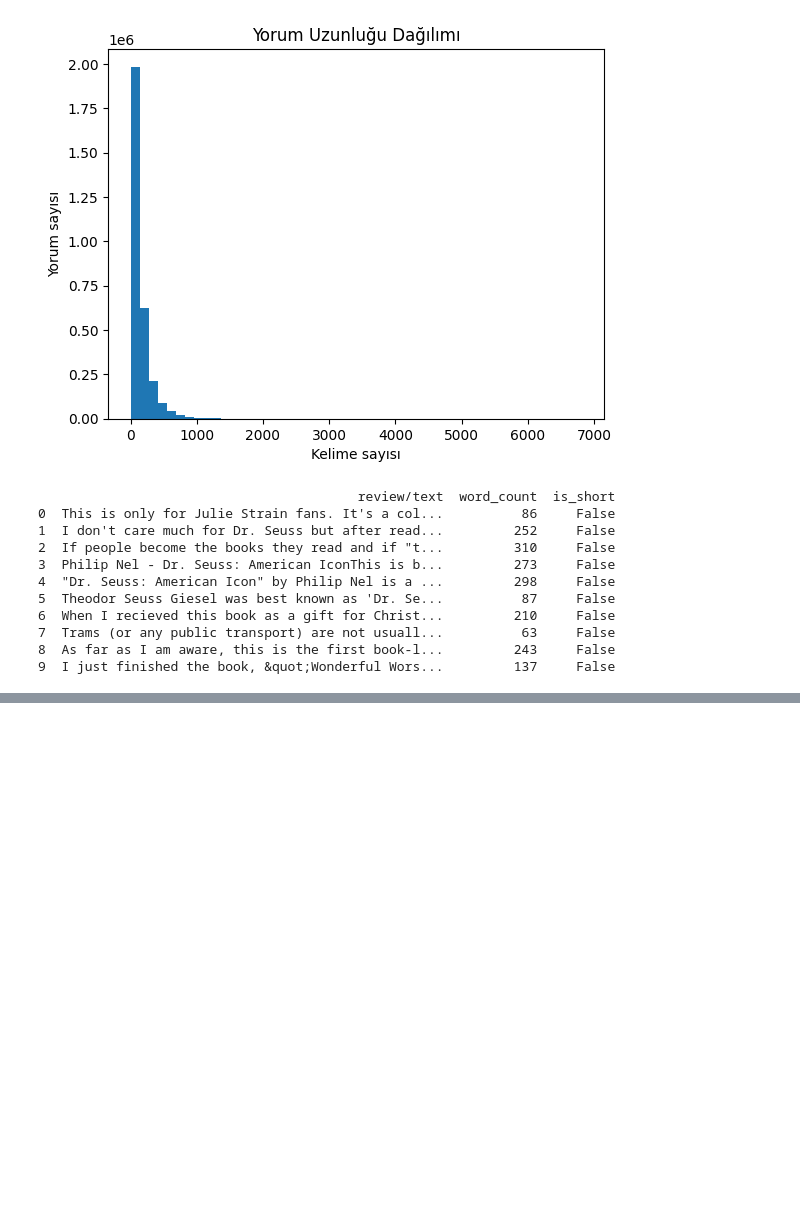
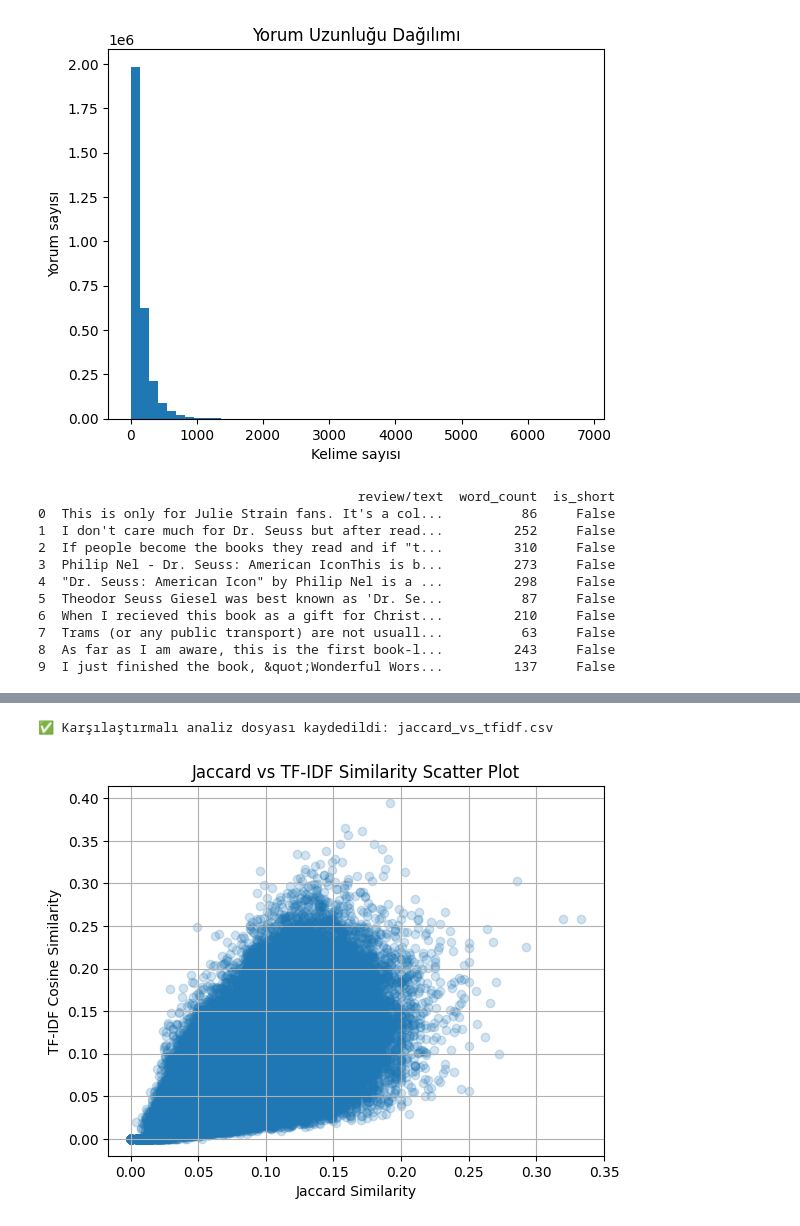
Before and after one commit to hmente/finding-similar-items, a Jupyter notebook: FindingSimilarItems.ipynb, the cells around one changed output, grey strips where cells are left out. Drawn from its saved outputs; the diff is of its cells as text; code cells hidden in the pictures; blank space fills up the shorter version.

Commit message:
apply jaccard similarity

```diff
--- a/FindingSimilarItems.ipynb
+++ b/FindingSimilarItems.ipynb
@@ -110,3 +110,5 @@ print(df[["review/text", "word_count", "is_short"]].head(10))
 7  Trams (or any public transport) are not usuall...          63     False
 8  As far as I am aware, this is the first book-l...         243     False
 9  I just finished the book, &quot;Wonderful Wors...         137     False
+# %%
+df_sample = df.sample(n=500, random_state=42).reset_index(drop=True)
@@ -112,0 +201,18 @@ print(df[["review/text", "word_count", "is_short"]].head(10))
+# %%
+# Simetriği boşa harcamamak için üst üçgeni alalım
+similarities = []
+
+n = cos_sim_matrix.shape[0]
+for i in range(n):
+    for j in range(i + 1, n):
+        sim = cos_sim_matrix[i, j]
+        similarities.append((i, j, sim))
+
+# En yüksek benzerliklere göre sırala
+similarities_sorted = sorted(similarities, key=lambda x: x[2], reverse=True)
+
+# İlk 10 çifti göster
+for i, j, score in similarities_sorted[:10]:
+    print(f"\n[{i}] {df_sample.loc[i, 'review/text']}\n[{j}] {df_sample.loc[j, 'review/text']}\nTF-IDF Similarity: {score:.2f}")
+
+tfidf_dict = {(i, j): sim for i, j, sim in similarities}
@@ -112,0 +266,50 @@ print(df[["review/text", "word_count", "is_short"]].head(10))
+# %%
+comparison = []
+
+for key in jaccard_dict.keys():
+    if key in tfidf_dict:
+        i, j = key
+        comparison.append({
+            "index_i": i,
+            "index_j": j,
+            "review_i": df_sample.loc[i, "review/text"],
+            "review_j": df_sample.loc[j, "review/text"],
+            "jaccard": jaccard_dict[key],
+            "tfidf": tfidf_dict[key],
+            "score_diff": tfidf_dict[key] - jaccard_dict[key]  # farkı analiz için
+        })
+
+comparison_df = pd.DataFrame(comparison)
+# En yüksek benzerlik farkına göre sırala
+comparison_df_sorted = comparison_df.sort_values(by="tfidf", ascending=False)
+
+# CSV olarak kaydet
+comparison_df_sorted.to_csv("jaccard_vs_tfidf.csv", index=False)
+
+print("✅ Karşılaştırmalı analiz dosyası kaydedildi: jaccard_vs_tfidf.csv")
+# %% [output]
+✅ Karşılaştırmalı analiz dosyası kaydedildi: jaccard_vs_tfidf.csv
+# %%
+filtered = comparison_df[
+    (comparison_df["tfidf"] > 0.3) & (comparison_df["jaccard"] < 0.15)
+].sort_values(by="tfidf", ascending=False).head(20)
+
+filtered.to_csv("tfidf_high_jaccard_low.csv", index=False)
+
+comparison_df[
+    (comparison_df["jaccard"] > 0.3) & (comparison_df["tfidf"] < 0.15)
+].sort_values(by="jaccard", ascending=False).head(20)
+
+import matplotlib.pyplot as plt
+
+plt.scatter(comparison_df["jaccard"], comparison_df["tfidf"], alpha=0.2)
+plt.xlabel("Jaccard Similarity")
+plt.ylabel("TF-IDF Cosine Similarity")
+plt.title("Jaccard vs TF-IDF Similarity Scatter Plot")
+plt.grid(True)
+
+plt.savefig("jaccard_vs_tfidf_plot.png", dpi=300, bbox_inches='tight')  # PNG
+
+plt.show()
+# %% [output]
+[figure, added]
```
Also changed, not shown: parts of 7 cells of this notebook.
